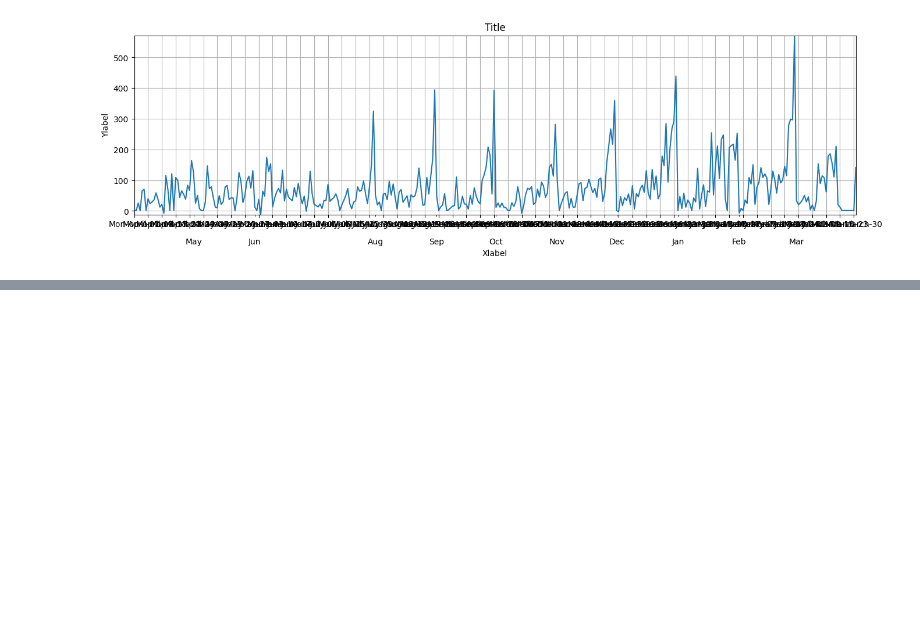
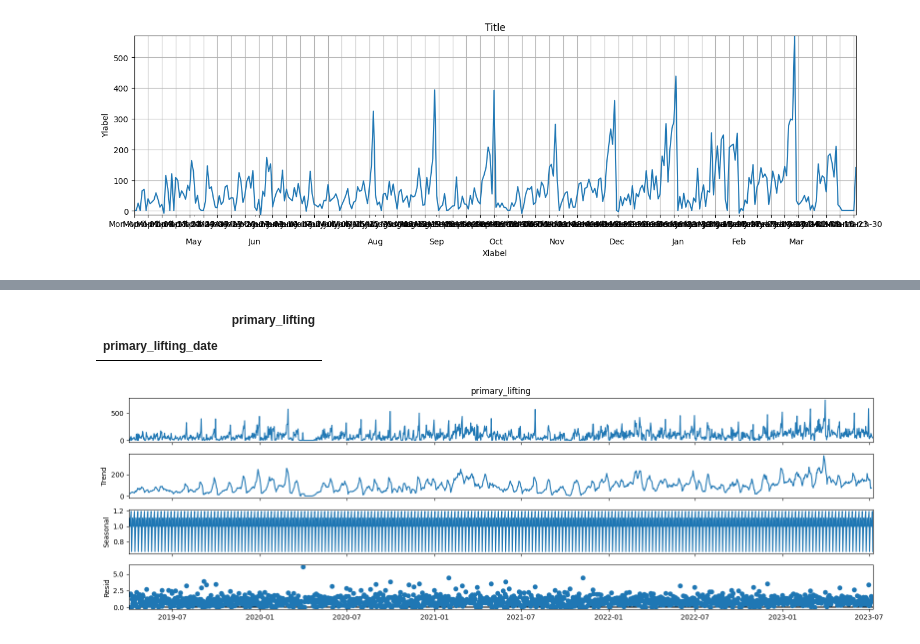
Before and after one commit to Csengupta1101/Time-Series-Framework, a Jupyter notebook: Time_Series_Foundation.ipynb, the cells around one changed output, grey strips where cells are left out. Saved outputs shown, nothing was run; the diff lists cells and outputs as text; code cells hidden in the pictures; blank space fills up the shorter version.

```diff
--- a/Time_Series_Foundation.ipynb
+++ b/Time_Series_Foundation.ipynb
@@ -265,0 +351,4 @@ ax.xaxis.grid(True)
+# %%
+# let's check for missing values
+df3 = df1.copy()
+df3.isnull().sum()
@@ -265,0 +372,19 @@ ax.xaxis.grid(True)
+# %%
+# although it can be dropped as 0 and negative values are less in number for our data , we will remove the negative values here by taking their absolute values in our data
+df3['primary_lifting'] = abs(df3['primary_lifting'])
+df3[df3['primary_lifting'] <0]
+# %% [output]
+|  | primary_lifting |
+| primary_lifting_date |  |
+# %%
+# Now we will perform decomposition and  store the result in a variable called result
+result = seasonal_decompose(df3['primary_lifting'],model='multiplicative')
+# %%
+# setting default plot size
+from pylab import  rcParams
+rcParams['figure.figsize'] = 16,5
+# %%
+# let's plot the result
+result.plot();
+# %% [output]
+[figure, added]
```
Also changed, not shown: parts of 33 cells of this notebook.
